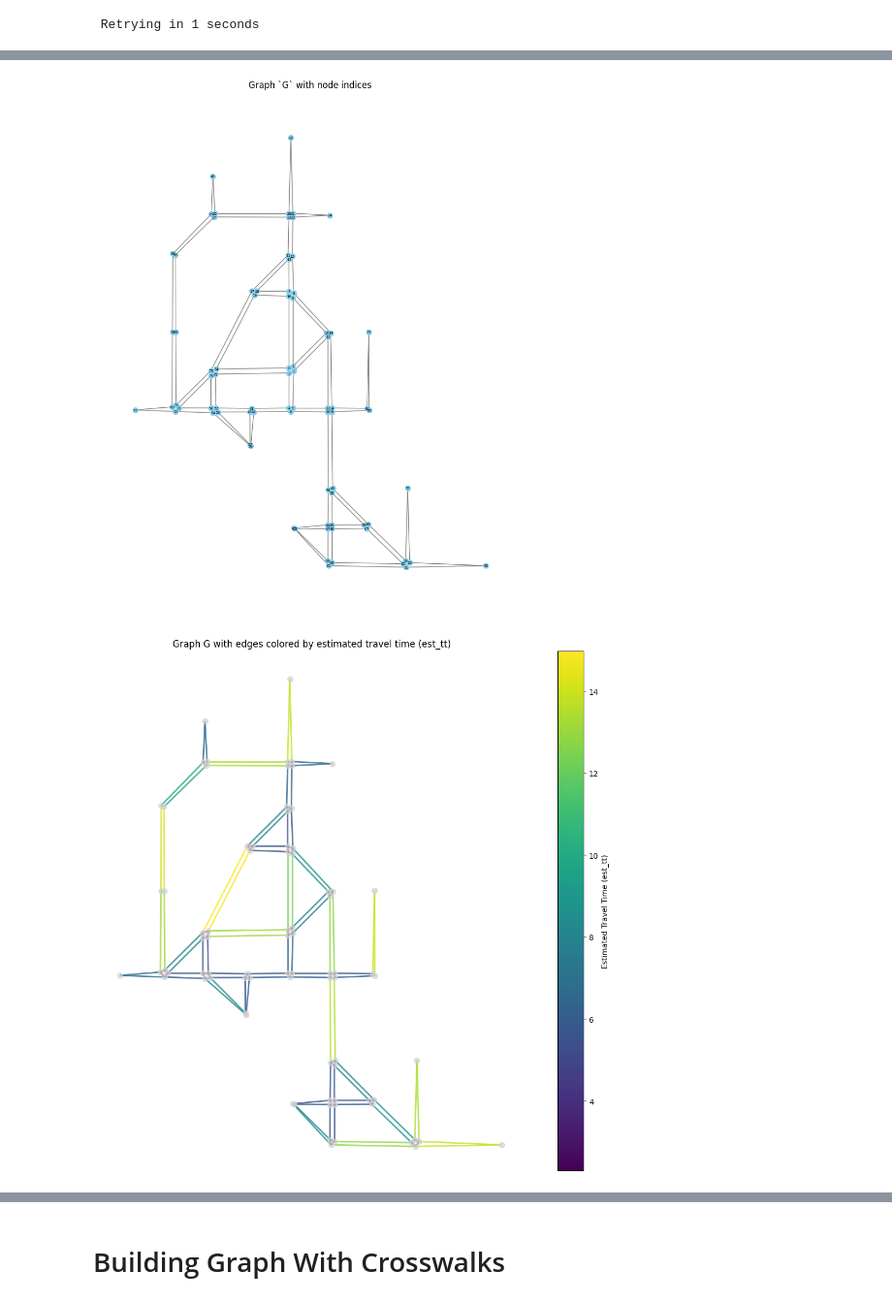
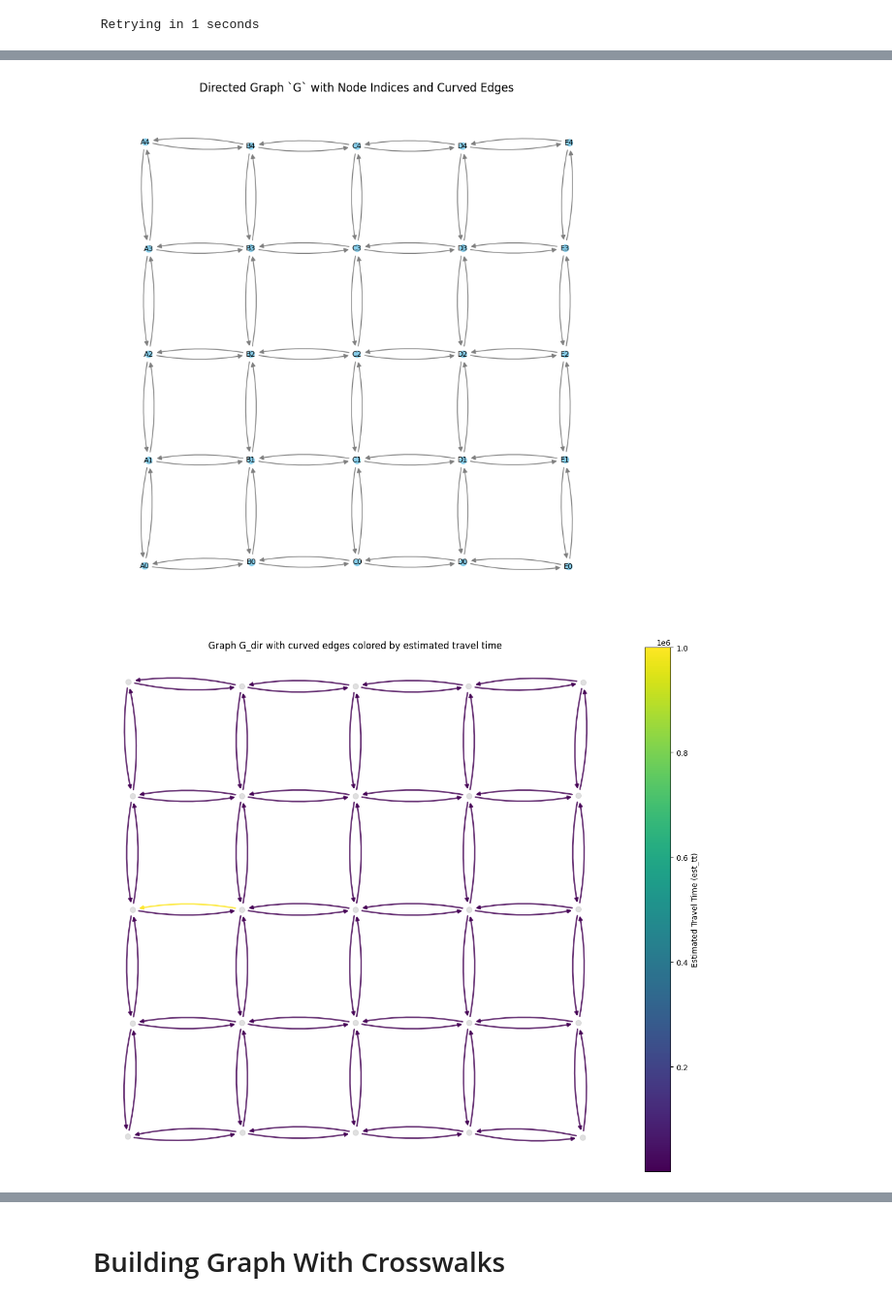
Before and after one commit to shinobi-wolf/FleetNav, a Jupyter notebook: eda.ipynb, the cells around one changed output, grey strips where cells are left out. Shown at 97% size. Cells and saved outputs as stored; diff of their text form; code cells hidden in the pictures.

```diff
--- a/eda.ipynb
+++ b/eda.ipynb
@@ -1024,12 +1024,13 @@ import sumolib
 import random
 # %%
 
-net = sumolib.net.readNet("data/rand_grid/rand_grid.net.xml")
+net = sumolib.net.readNet("data/grid_road/grid_road.net.xml")
 
 Sumo_config = [
     'sumo',
-    '-c', "data/rand_grid/rand_grid.sumocfg",
+    '-c', "data/grid_road/grid_road.sumocfg",
     '--step-length', '1',
+    '--scale', '4.5',
     '--start'
 ]
 traci.start(Sumo_config)
@@ -1187,36 +1241,62 @@ Step #15000.00 (2ms ~= 500.00*RT, ~0.00UPS, TraCI: 85ms, vehicles TOT 0 ACT 0 BU
 # %%
-# Plot Graph G and label nodes with their indices
 import matplotlib.pyplot as plt
+import networkx as nx
 
 # Build positions from node attributes (x, y)
-pos = {n: (data.get('x', 0), data.get('y', 0)) for n, data in G.nodes(data=True)}
+pos = {n: (data.get('x', 0), data.get('y', 0)) for n, data in G_dir.nodes(data=True)}
 
 # Labels: map node -> index from node2idx
-labels = {n: node2idx[n] for n in G.nodes()}
+# labels = {n: node2idx[n] for n in G_dir.nodes()}
 
 plt.figure(figsize=(10, 10))
-# Draw nodes and edges
-nx.draw(G, pos=pos, with_labels=False, node_size=50, node_color='skyblue', edge_color='gray')
-# Draw labels (node indices)
-nx.draw_networkx_labels(G, pos, labels=labels, font_size=5)
+
+# 1. Draw Nodes
+nx.draw_networkx_nodes(
+    G_dir,
+    pos=pos,
+    node_size=50,
+    node_color='skyblue'
+)
+
+# 2. Draw Edges (with curvature to prevent bidirectional overlap)
+nx.draw_networkx_edges(
+    G_dir,
+    pos=pos,
+    edge_color='gray',
+    arrows=True,
+    arrowstyle='-|>',         # Makes the arrowhead look a bit cleaner
+    arrowsize=10,
+    connectionstyle='arc3, rad=0.1'  # THIS is what adds the offset curve
+)
+
+# 3. Draw Labels (using your custom indices)
+nx.draw_networkx_labels(
+    G_dir,
+    pos=pos,
+    # labels=labels,
+
+    font_size=8
+)
+
 plt.gca().set_aspect('equal', adjustable='box')
-plt.title('Graph `G` with node indices')
+plt.title('Directed Graph `G` with Node Indices and Curved Edges')
 plt.axis('off')
 plt.show()
 # %% [output]
-[figure, old version]
+[figure, new version]
 # %%
 import matplotlib.pyplot as plt
 import matplotlib.colors as mcolors
 from matplotlib.cm import ScalarMappable
+import networkx as nx
 
 # Build positions from node attributes (x, y)
-pos = {n: (data.get('x', 0), data.get('y', 0)) for n, data in G.nodes(data=True)}
+pos = {n: (data.get('x', 0), data.get('y', 0)) for n, data in G_dir.nodes(data=True)}
 
 # Extract est_tt values for edges
 edge_est_tt = []
 edges_with_tt = []
-for u, v, data in G.edges(data=True):
+for u, v, data in G_dir.edges(data=True):
     if 'est_tt' in data and data['est_tt'] is not None:
         edge_est_tt.append(data['est_tt'])
         edges_with_tt.append((u, v))
@@ -1230,14 +1310,23 @@ if edge_est_tt:
 
     plt.figure(figsize=(12, 10))
 
-    # Draw nodes
-    nx.draw_networkx_nodes(G, pos, node_size=50, node_color='lightgray', alpha=0.7)
+    # Draw nodes (Switched from G to G_dir to keep it consistent)
+    nx.draw_networkx_nodes(G_dir, pos, node_size=50, node_color='lightgray', alpha=0.7)
 
-    # Draw edges with color based on est_tt
+    # Draw edges with color based on est_tt and curve to prevent overlap
     for (u, v), tt in zip(edges_with_tt, edge_est_tt):
-        nx.draw_networkx_edges(G, pos, [(u, v)],
-                              edge_color=[cmap(norm(tt))],
-                              width=2, alpha=0.8)
+        nx.draw_networkx_edges(
+            G_dir,
+            pos,
+            edgelist=[(u, v)],
+            edge_color=[cmap(norm(tt))],
+            width=2,
+            alpha=0.8,
+            arrows=True,
+            arrowstyle='-|>',
+            arrowsize=10,
+            connectionstyle='arc3, rad=0.1'  # Added offset curve here
+        )
 
     # Add colorbar
     sm = ScalarMappable(cmap=cmap, norm=norm)
@@ -1245,14 +1334,14 @@ if edge_est_tt:
     cbar = plt.colorbar(sm, ax=plt.gca(), label='Estimated Travel Time (est_tt)')
 
     plt.gca().set_aspect('equal', adjustable='box')
-    plt.title('Graph G with edges colored by estimated travel time (est_tt)')
+    plt.title('Graph G_dir with curved edges colored by estimated travel time')
     plt.axis('off')
     plt.tight_layout()
     plt.show()
 else:
     print("No edges with est_tt values found.")
 # %% [output]
-[figure, old version]
+[figure, new version]
 # %%
 import matplotlib.pyplot as plt
 import matplotlib.colors as mcolors
```
Also changed, not shown: parts of 9 cells of this notebook, 48 other files.
